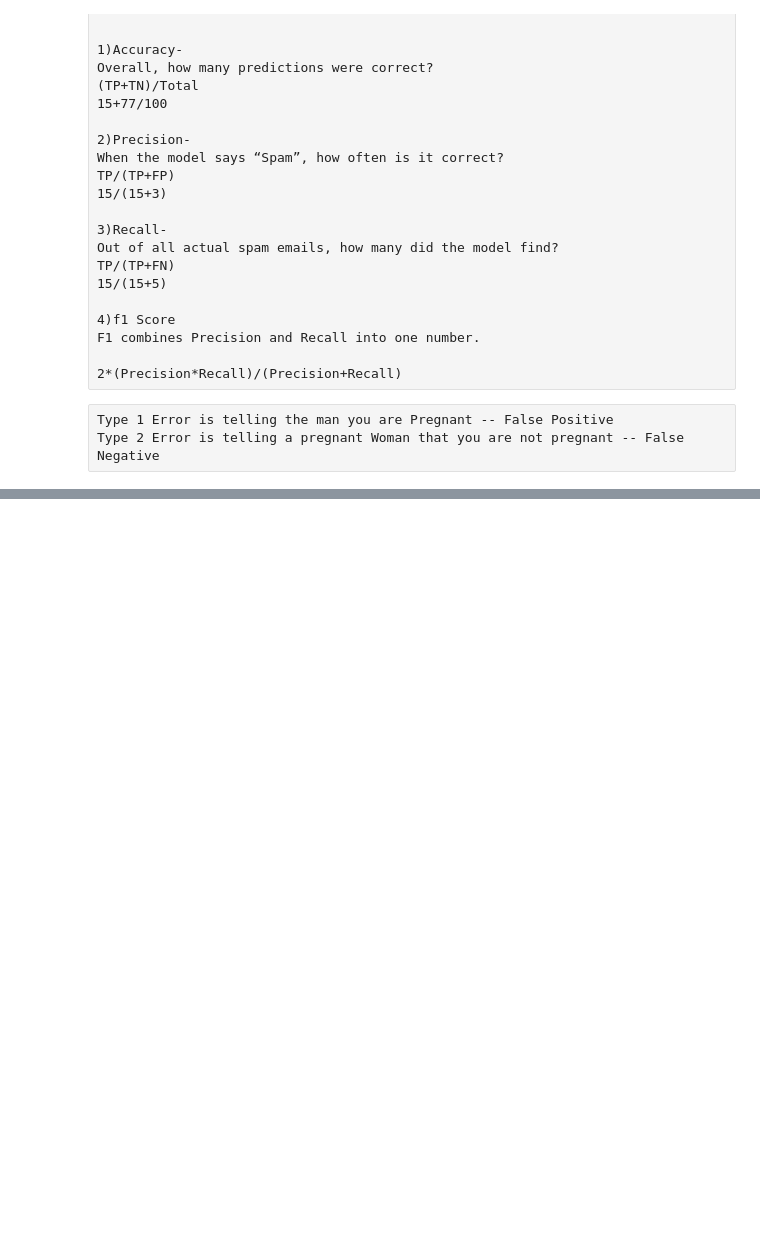
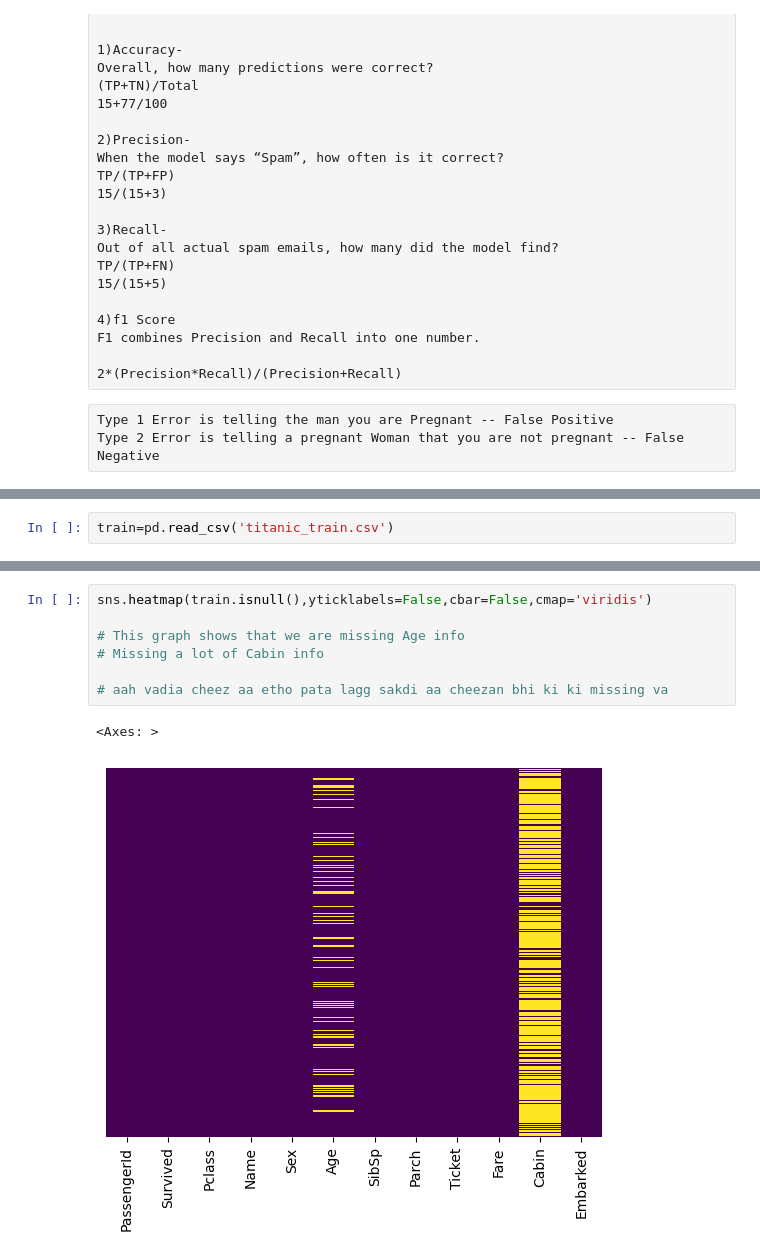
Before and after one commit to shabad023/Revising_Data_Science, a Jupyter notebook: MLFri.ipynb, the cells around one changed output, grey strips where cells are left out. Drawn from its saved outputs; the diff is of its cells as text; blank space fills up the shorter version.

```diff
--- a/MLFri.ipynb
+++ b/MLFri.ipynb
@@ -323,0 +331,2 @@ Type 2 Error is telling a pregnant Woman that you are not pregnant -- False Nega
+# %%
+train=pd.read_csv('titanic_train.csv')
@@ -323,0 +342,10 @@ Type 2 Error is telling a pregnant Woman that you are not pregnant -- False Nega
+# %%
+sns.heatmap(train.isnull(),yticklabels=False,cbar=False,cmap='viridis')
+
+# This graph shows that we are missing Age info
+# Missing a lot of Cabin info
+
+# aah vadia cheez aa etho pata lagg sakdi aa cheezan bhi ki ki missing va
+# %% [output]
+<Axes: >
+[figure, added]
```
Also changed, not shown: parts of 45 cells of this notebook, 4 other files.
